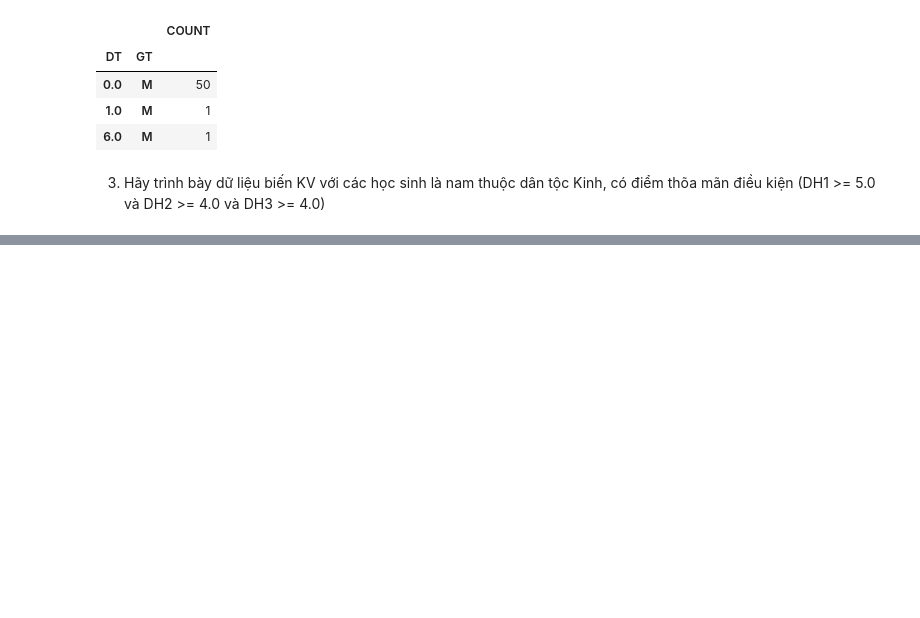
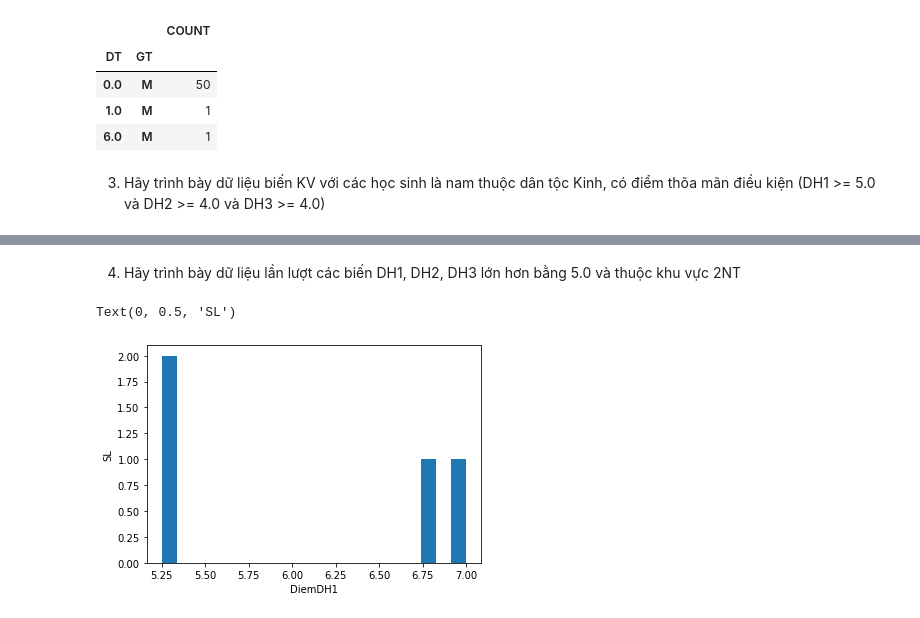
Before and after one commit to HuynhPhamNhatNam/DataAnalystAndDeepLearning, a Jupyter notebook: Labs/Lab02.ipynb, the cells around one changed output, grey strips where cells are left out. Cells and saved outputs as stored; diff of their text form; code cells hidden in the pictures; blank space fills up the shorter version.

```diff
--- a/Labs/Lab02.ipynb
+++ b/Labs/Lab02.ipynb
@@ -162,0 +173,9 @@ dataframe[dataframe.DT.isin(['0.0', '1.0', '6.0']) & (dataframe.GT == 'M')].grou
+# %% [markdown]
+4. Hãy trình bày dữ liệu lần lượt các biến DH1, DH2, DH3 lớn hơn bằng 5.0 và thuộc khu vực 2NT
+# %%
+dataframe['DH1'].loc[(dataframe['DH1'] >= 5) & (dataframe['KV'] == '2NT')].plot.hist(bins=20)
+plt.xlabel('DiemDH1')
+plt.ylabel('SL')
+# %% [output]
+Text(0, 0.5, 'SL')
+[figure, added]
```
Also changed, not shown: parts of 62 cells of this notebook.
